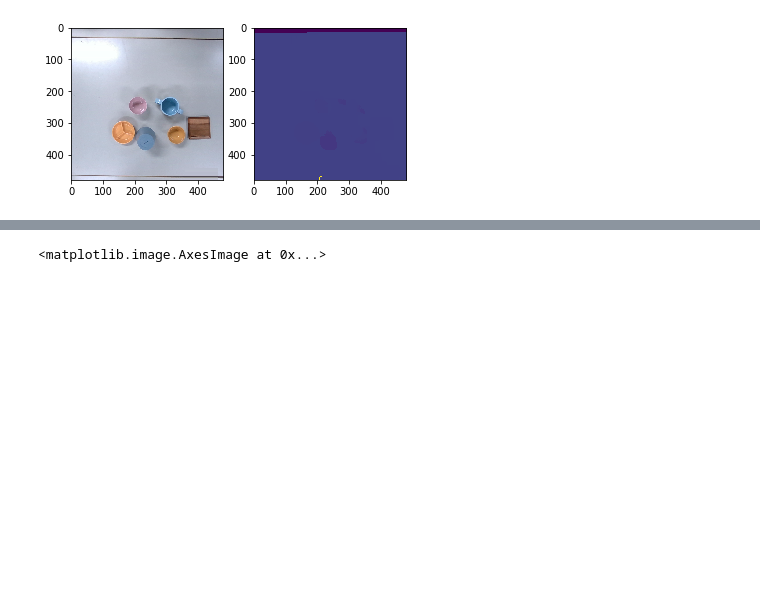
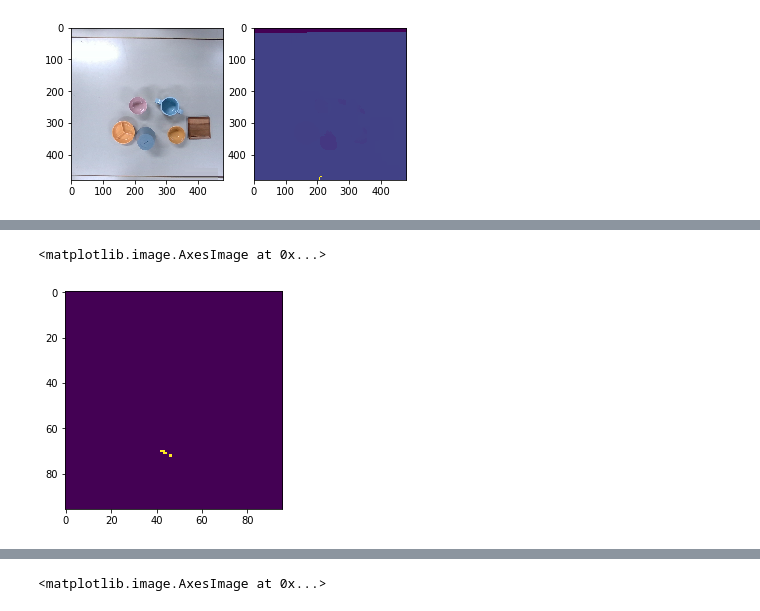
Before and after one commit to hogunkee/ur5_manipulation, a Jupyter notebook: realrobot/test_sdfgcn.ipynb, the cells around one changed output, grey strips where cells are left out. Drawn from its saved outputs; the diff is of its cells as text; code cells hidden in the pictures; blank space fills up the shorter version.

```diff
--- a/realrobot/test_sdfgcn.ipynb
+++ b/realrobot/test_sdfgcn.ipynb
@@ -71,0 +79,5 @@ sdf_g = sdf_module.make_round_sdf(sdf_g_b) if round_sdf else sdf_g_b
+# %%
+plt.imshow(sdf_st[0]>0)
+# %% [output]
+<matplotlib.image.AxesImage at 0x...>
+[figure, added]
```
Also changed, not shown: parts of 12 cells of this notebook, 7 other files.
